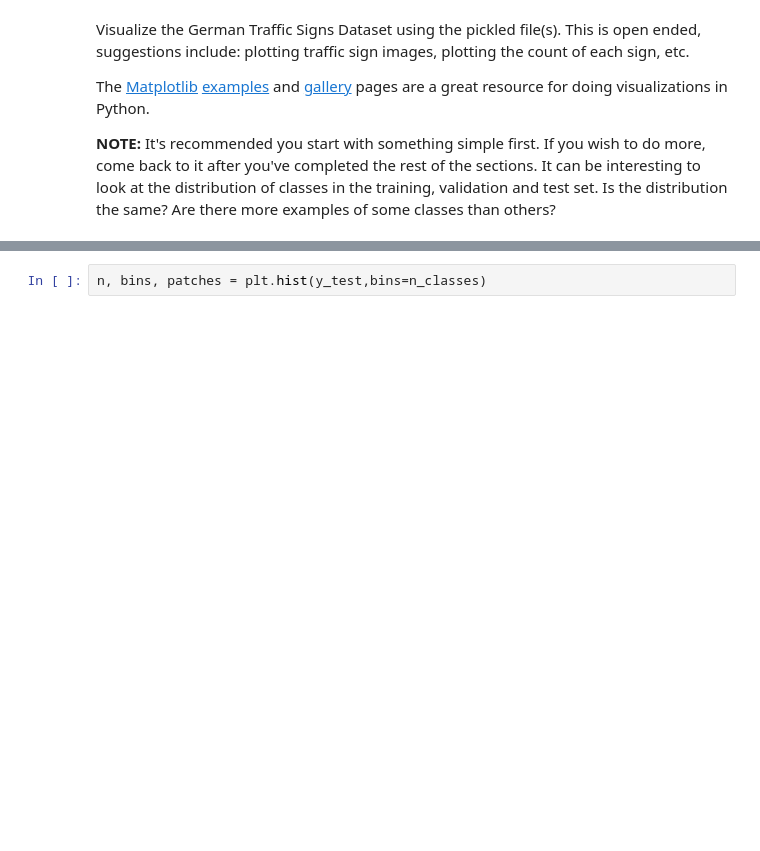
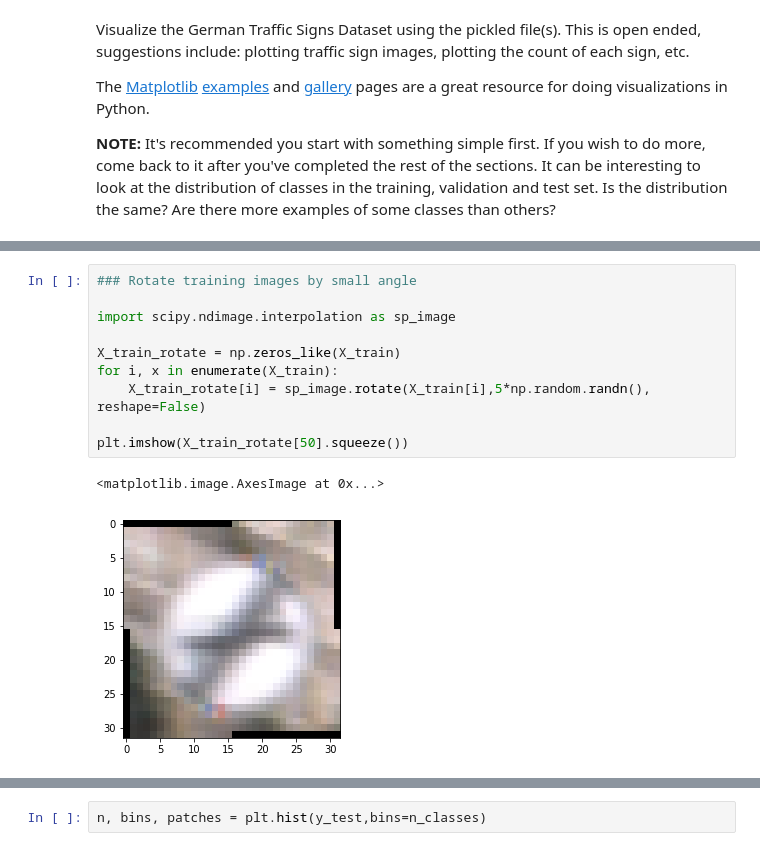
Before and after one commit to patrick-klein/CarND-Traffic-Sign-Classifier-Project, a Jupyter notebook: Traffic_Sign_Classifier.ipynb, the cells around one changed output, grey strips where cells are left out. Saved outputs shown, nothing was run; the diff lists cells and outputs as text; blank space fills up the shorter version.

```diff
--- a/Traffic_Sign_Classifier.ipynb
+++ b/Traffic_Sign_Classifier.ipynb
@@ -117,0 +133,13 @@ visualize()
+# %%
+### Rotate training images by small angle
+
+import scipy.ndimage.interpolation as sp_image
+
+X_train_rotate = np.zeros_like(X_train)
+for i, x in enumerate(X_train):
+    X_train_rotate[i] = sp_image.rotate(X_train[i],5*np.random.randn(), reshape=False)
+
+plt.imshow(X_train_rotate[50].squeeze())
+# %% [output]
+<matplotlib.image.AxesImage at 0x...>
+[figure, added]
```
Also changed, not shown: parts of 11 cells of this notebook, 3 other files.
